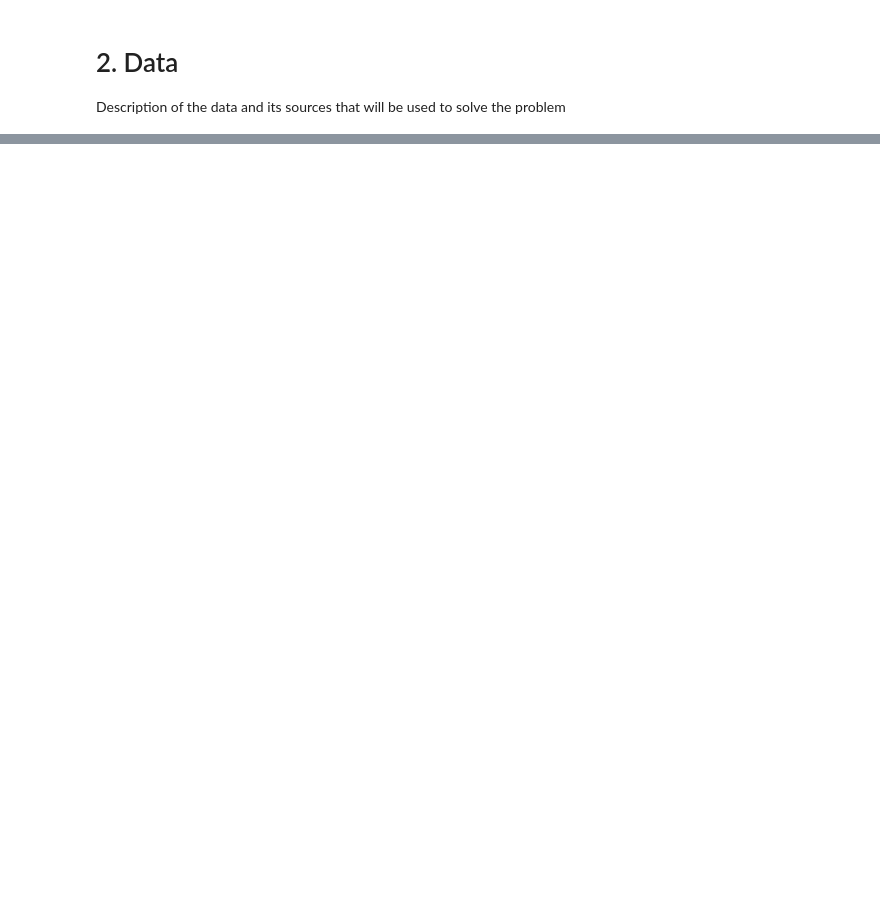
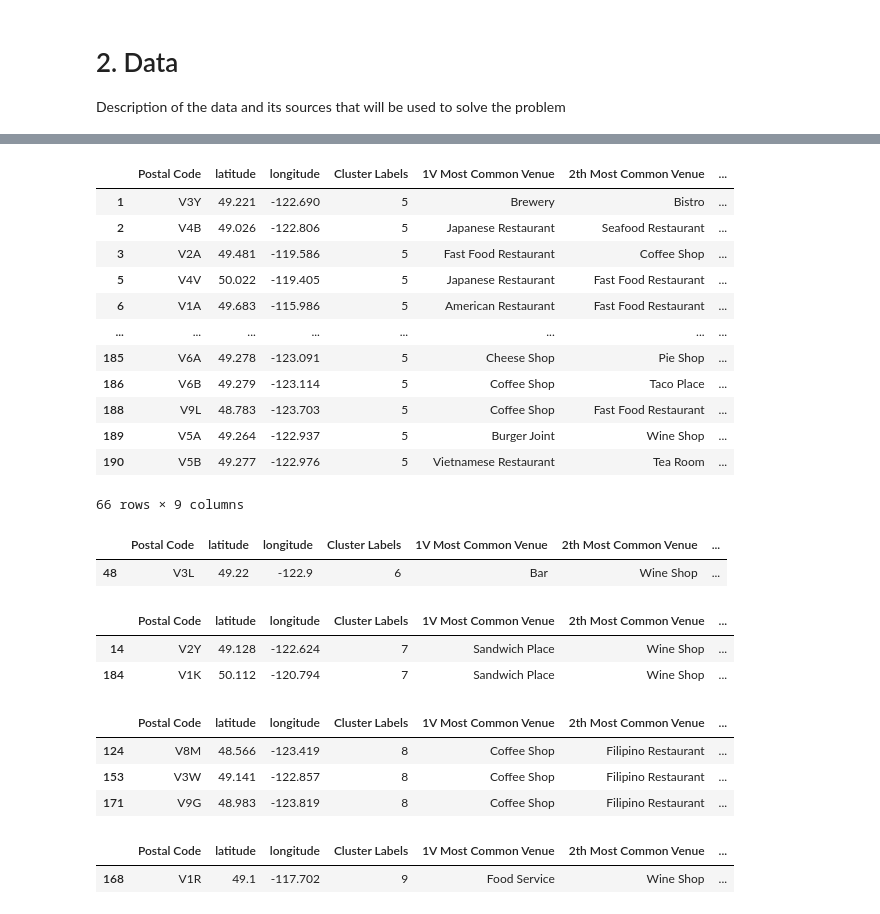
Before and after one commit to dcoder0111/Coursera_Capstone, a Jupyter notebook: Coursera_Capstone_Final_Project.ipynb, the cells around one changed output, grey strips where cells are left out. Saved outputs shown, nothing was run; the diff lists cells and outputs as text; code cells hidden in the pictures; blank space fills up the shorter version.

```diff
--- a/Coursera_Capstone_Final_Project.ipynb
+++ b/Coursera_Capstone_Final_Project.ipynb
@@ -53,0 +594,39 @@ Description of the data and its sources that will be used to solve the problem
+# %%
+bc_merged[bc_merged['Cluster Labels'] == 5]
+# %% [output]
+|  | Postal Code | latitude | longitude | Cluster Labels | 1V Most Common Venue | 2th Most Common Venue | ... |
+| 1 | V3Y | 49.221 | -122.690 | 5 | Brewery | Bistro | ... |
+| 2 | V4B | 49.026 | -122.806 | 5 | Japanese Restaurant | Seafood Restaurant | ... |
+| 3 | V2A | 49.481 | -119.586 | 5 | Fast Food Restaurant | Coffee Shop | ... |
+| 5 | V4V | 50.022 | -119.405 | 5 | Japanese Restaurant | Fast Food Restaurant | ... |
+| 6 | V1A | 49.683 | -115.986 | 5 | American Restaurant | Fast Food Restaurant | ... |
+| ... | ... | ... | ... | ... | ... | ... | ... |
+| 185 | V6A | 49.278 | -123.091 | 5 | Cheese Shop | Pie Shop | ... |
+| 186 | V6B | 49.279 | -123.114 | 5 | Coffee Shop | Taco Place | ... |
+| 188 | V9L | 48.783 | -123.703 | 5 | Coffee Shop | Fast Food Restaurant | ... |
+| 189 | V5A | 49.264 | -122.937 | 5 | Burger Joint | Wine Shop | ... |
+| 190 | V5B | 49.277 | -122.976 | 5 | Vietnamese Restaurant | Tea Room | ... |
+66 rows × 9 columns
+# %%
+bc_merged[bc_merged['Cluster Labels'] == 6]
+# %% [output]
+|  | Postal Code | latitude | longitude | Cluster Labels | 1V Most Common Venue | 2th Most Common Venue | ... |
+| 48 | V3L | 49.22 | -122.9 | 6 | Bar | Wine Shop | ... |
+# %%
+bc_merged[bc_merged['Cluster Labels'] == 7]
+# %% [output]
+|  | Postal Code | latitude | longitude | Cluster Labels | 1V Most Common Venue | 2th Most Common Venue | ... |
+| 14 | V2Y | 49.128 | -122.624 | 7 | Sandwich Place | Wine Shop | ... |
+| 184 | V1K | 50.112 | -120.794 | 7 | Sandwich Place | Wine Shop | ... |
+# %%
+bc_merged[bc_merged['Cluster Labels'] == 8]
+# %% [output]
+|  | Postal Code | latitude | longitude | Cluster Labels | 1V Most Common Venue | 2th Most Common Venue | ... |
+| 124 | V8M | 48.566 | -123.419 | 8 | Coffee Shop | Filipino Restaurant | ... |
+| 153 | V3W | 49.141 | -122.857 | 8 | Coffee Shop | Filipino Restaurant | ... |
+| 171 | V9G | 48.983 | -123.819 | 8 | Coffee Shop | Filipino Restaurant | ... |
+# %%
+bc_merged[bc_merged['Cluster Labels'] == 9]
+# %% [output]
+|  | Postal Code | latitude | longitude | Cluster Labels | 1V Most Common Venue | 2th Most Common Venue | ... |
+| 168 | V1R | 49.1 | -117.702 | 9 | Food Service | Wine Shop | ... |
```
Also changed, not shown: parts of 47 cells of this notebook.
